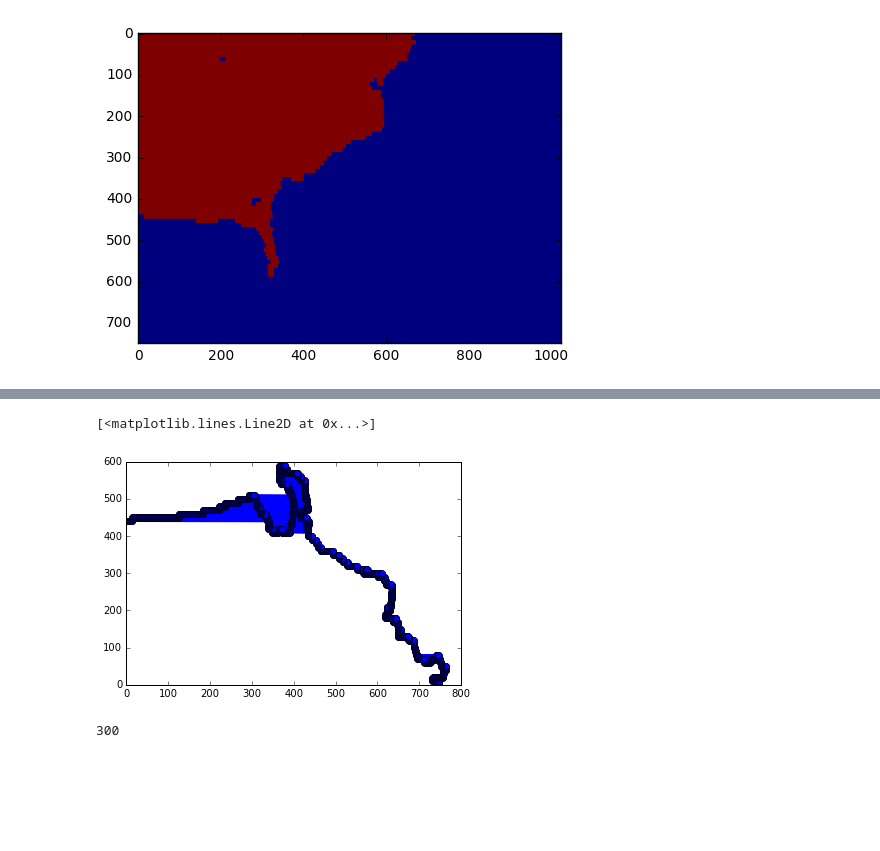
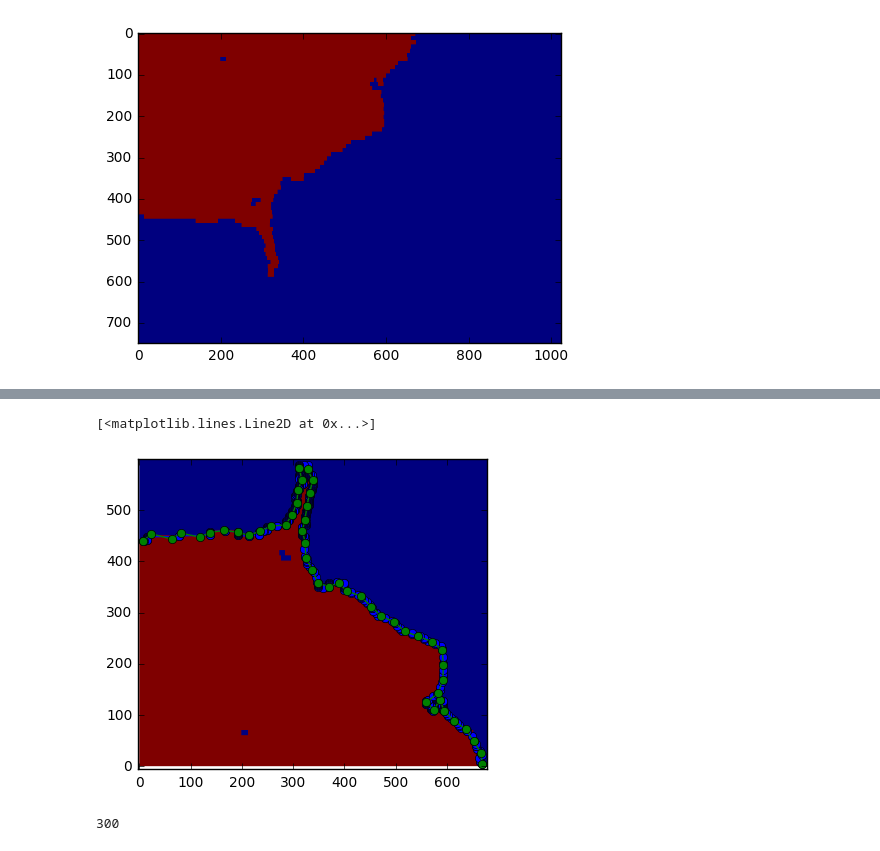
Before and after one commit to Rhoana/3dxp, a Jupyter notebook: AC3MESH.ipynb, the cells around one changed output, grey strips where cells are left out. Cells and saved outputs as stored; diff of their text form; code cells hidden in the pictures; blank space fills up the shorter version.

```diff
--- a/AC3MESH.ipynb
+++ b/AC3MESH.ipynb
@@ -140,17 +115,0 @@ imshow(f.astype(np.bool))
-# %%
-import skimage.measure
-
-def relabel(array):
-
-    relabeled_array = np.zeros(array.shape)
-    relabeled_array = skimage.measure.label(array+1).astype(np.uint64)-1
-    # relabeled_array[relabeled_array==0] = relabeled_array.max()
-    return relabeled_array
-# %%
-plt.figure(figsize=(10,10))
-spots = relabel(resliced[0])
-big_spot = np.zeros((spots.shape[0], spots.shape[1]), dtype=np.bool)
-big_spot[spots==1] = 1
-borders = mh.labeled.borders(big_spot)
-imshow(spots)
-np.unique(spots)
@@ -165,0 +179,11 @@ array([747, 748, 747, ..., 376, 377, 378])
+# %%
+import math
+spots = relabel(resliced[0])
+print np.unique(spots)
+borders = borderer(spots,1)
+pairs = zip(*np.where(borders == 1))
+branches = KidTree(pairs).start()
+y0,x0 = np.where(borders == 1)
+#y,x = [np.array(pair) for pair in zip(*branches.pairs[:100])]
+y,x = [np.array(pair) for pair in zip(*branches.getPairs()[:])]
+imshow(borders)
@@ -166,20 +195,23 @@ array([747, 748, 747, ..., 376, 377, 378])
 # %%
 import scipy.interpolate
-
+# plt.figure(figsize=(10,10))
 # f: X --> Y might not be a 1:1 correspondence
+# plt.plot(x0, y0, '-o')
 plt.plot(x, y, '-o')
-
+plt.imshow(resliced[0])
+plt.xlim(min(x)-10, max(x)+10)
+plt.ylim(min(y)-10, max(y)+10)
 # get the cumulative distance along the contour
-dist = np.sqrt((x[:-1] - x[1:])**2 + (y[:-1] - y[1:])**2)
+dist = np.sqrt((np.diff(x))**2 + (np.diff(y))**2)
 dist_along = np.concatenate(([0], dist.cumsum()))
 
 # build a spline representation of the contour
 spline, u = scipy.interpolate.splprep([x, y], u=dist_along, s=0)
 
 # resample it at smaller distance intervals
 interp_d = np.linspace(dist_along[0], dist_along[-1], 50)
 interp_x, interp_y = scipy.interpolate.splev(interp_d, spline)
 plt.plot(interp_x, interp_y, '-o')
 # %% [output]
 [<matplotlib.lines.Line2D at 0x...>]
-[figure, old version]
+[figure, new version]
```
Also changed, not shown: parts of 12 cells of this notebook.
